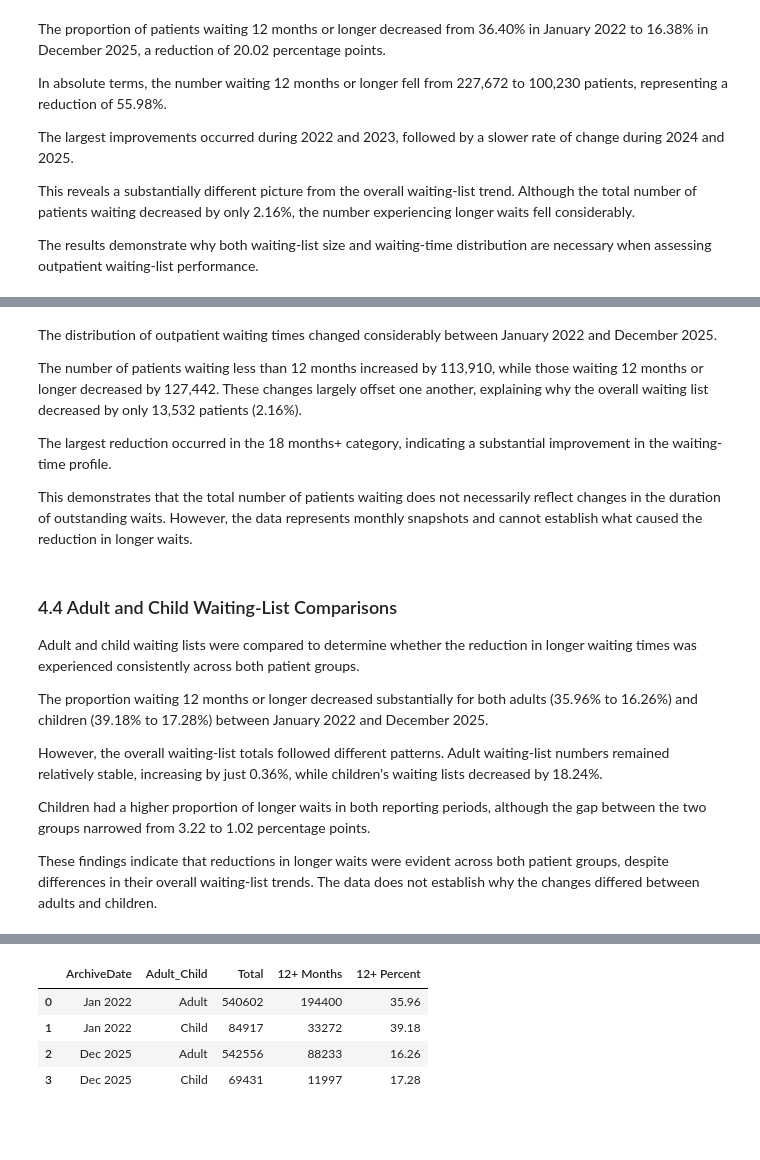
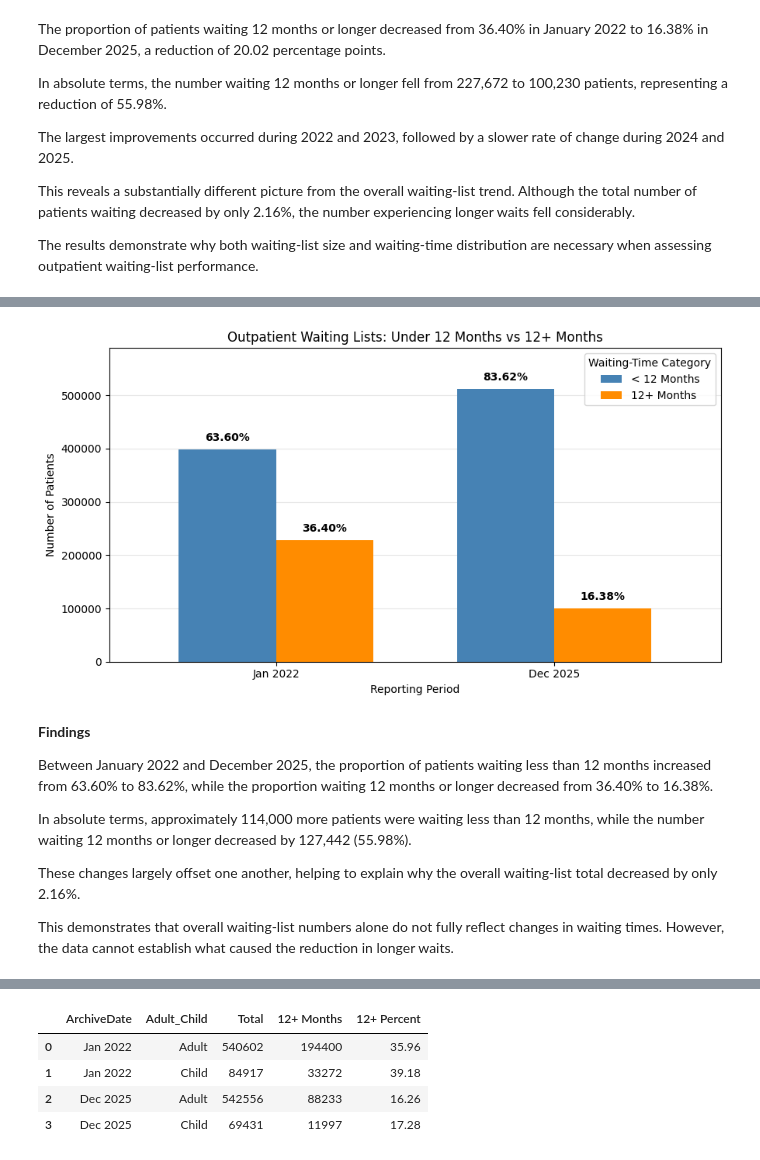
Before and after one commit to chantellehendry12-byte/Colab, a Jupyter notebook: CA2_Outpatient_Waiting_List_Analysis.ipynb, the cells around one changed output, grey strips where cells are left out. Cells and saved outputs as stored; diff of their text form; code cells hidden in the pictures; blank space fills up the shorter version.

```diff
--- a/CA2_Outpatient_Waiting_List_Analysis.ipynb
+++ b/CA2_Outpatient_Waiting_List_Analysis.ipynb
@@ -711,20 +604,67 @@ plt.show()
+# %%
+# Create a two-category comparison: under 12 months vs 12+ months
+
+waiting_comparison_2cat = pd.DataFrame(index=waiting_comparison_3cat.index)
+
+waiting_comparison_2cat['< 12 Months'] = (
+    waiting_comparison_3cat['0-6 Months'] +
+    waiting_comparison_3cat['6-12 Months']
+)
+
+waiting_comparison_2cat['12+ Months'] = (
+    waiting_comparison_3cat['12+ Months']
+)
+
+# Calculate percentages within each reporting period
+waiting_comparison_2cat_percent = waiting_comparison_2cat.div(
+    waiting_comparison_2cat.sum(axis=1),
+    axis=0
+) * 100
+
+# Plot grouped bar chart
+ax = waiting_comparison_2cat.plot(
+    kind='bar',
+    figsize=(9, 5),
+    width=0.7,
+    color=['steelblue', 'darkorange']
+)
+
+# Add percentage labels above each bar
+for i, category in enumerate(waiting_comparison_2cat.columns):
+    for j, bar in enumerate(ax.containers[i]):
+        percentage = waiting_comparison_2cat_percent.iloc[j, i]
+        ax.annotate(
+            f'{percentage:.2f}%',
+            xy=(bar.get_x() + bar.get_width() / 2, bar.get_height()),
+            xytext=(0, 6),
+            textcoords='offset points',
+            ha='center',
+            va='bottom',
+            fontsize=10,
+            fontweight='bold'
+        )
+
+plt.title('Outpatient Waiting Lists: Under 12 Months vs 12+ Months')
+plt.xlabel('Reporting Period')
+plt.ylabel('Number of Patients')
+plt.xticks(rotation=0)
+plt.legend(title='Waiting-Time Category')
+plt.grid(axis='y', alpha=0.3)
+ax.set_axisbelow(True)
+
+ax.set_ylim(0, waiting_comparison_2cat.to_numpy().max() * 1.15)
+
+plt.tight_layout()
+plt.show()
+# %% [output]
+[figure, added]
 # %% [markdown]
-The distribution of outpatient waiting times changed considerably between January 2022 and December 2025.
+**Findings**
 
-The number of patients waiting less than 12 months increased by 113,910, while those waiting 12 months or longer decreased by 127,442. These changes largely offset one another, explaining why the overall waiting list decreased by only 13,532 patients (2.16%).
+Between January 2022 and December 2025, the proportion of patients waiting less than 12 months increased from 63.60% to 83.62%, while the proportion waiting 12 months or longer decreased from 36.40% to 16.38%.
 
-The largest reduction occurred in the 18 months+ category, indicating a substantial improvement in the waiting-time profile.
+In absolute terms, approximately 114,000 more patients were waiting less than 12 months, while the number waiting 12 months or longer decreased by 127,442 (55.98%).
 
-This demonstrates that the total number of patients waiting does not necessarily reflect changes in the duration of outstanding waits. However, the data represents monthly snapshots and cannot establish what caused the reduction in longer waits.
+These changes largely offset one another, helping to explain why the overall waiting-list total decreased by only 2.16%.
+
+This demonstrates that overall waiting-list numbers alone do not fully reflect changes in waiting times. However, the data cannot establish what caused the reduction in longer waits.
-# %% [markdown]
-### 4.4 Adult and Child Waiting-List Comparisons
-
-Adult and child waiting lists were compared to determine whether the reduction in longer waiting times was experienced consistently across both patient groups.
-
-The proportion waiting 12 months or longer decreased substantially for both adults (35.96% to 16.26%) and children (39.18% to 17.28%) between January 2022 and December 2025.
-
-However, the overall waiting-list totals followed different patterns. Adult waiting-list numbers remained relatively stable, increasing by just 0.36%, while children's waiting lists decreased by 18.24%.
-
-Children had a higher proportion of longer waits in both reporting periods, although the gap between the two groups narrowed from 3.22 to 1.02 percentage points.
-
-These findings indicate that reductions in longer waits were evident across both patient groups, despite differences in their overall waiting-list trends. The data does not establish why the changes differed between adults and children.
```
Also changed, not shown: parts of 50 cells of this notebook.
